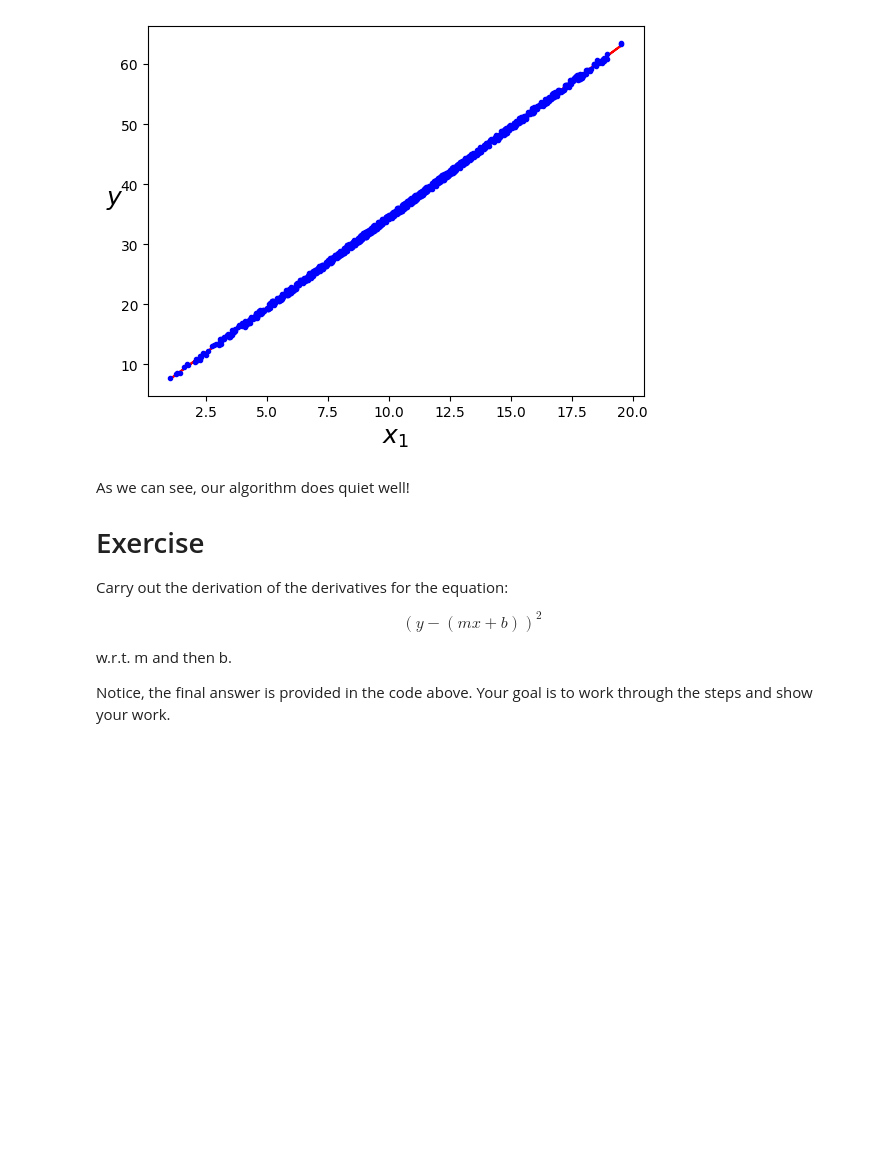
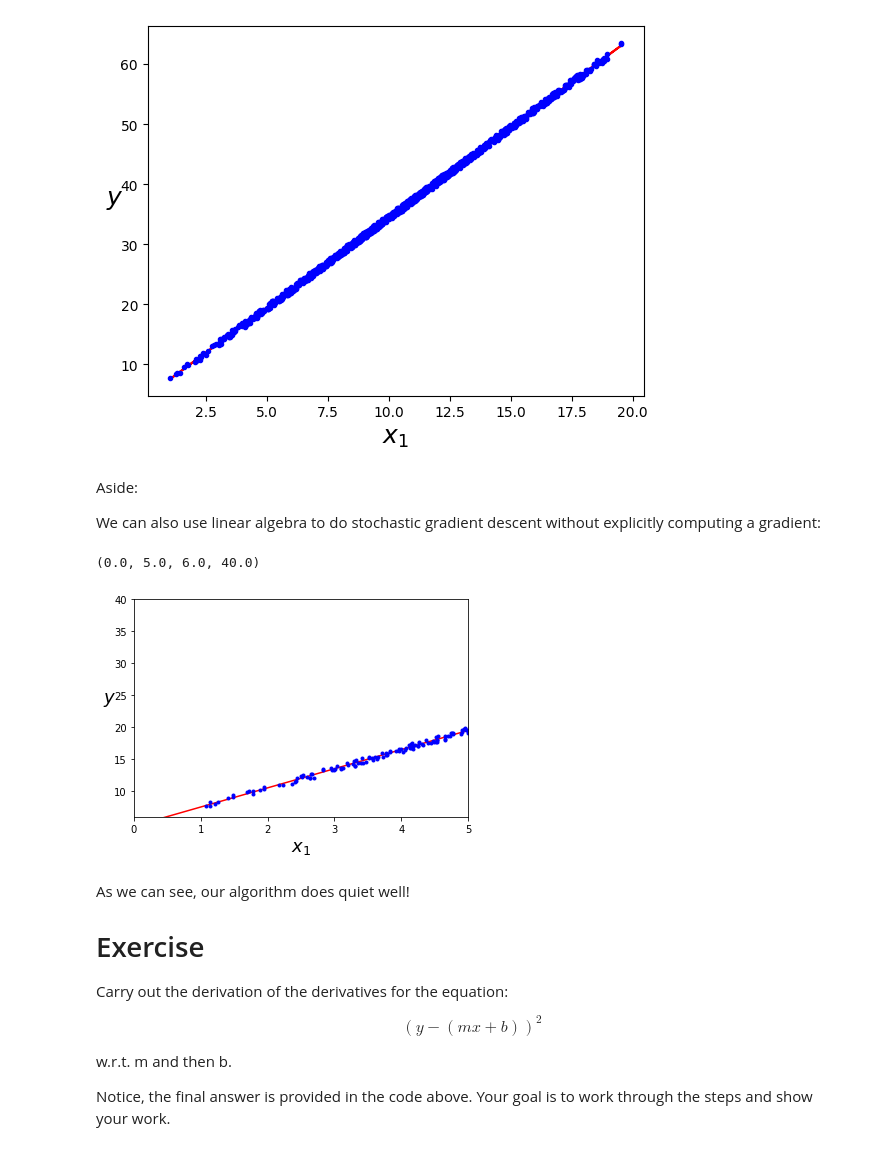
Before and after one commit to EricSchles/johns_hopkins_data_wrangling_and_machine_learning, a Jupyter notebook: an_introduction_to_regression.ipynb, the cells around one changed output. Drawn from its saved outputs; the diff is of its cells as text; code cells hidden in the pictures; blank space fills up the shorter version.

Commit message:
adding linear algebra lin reg

```diff
--- a/an_introduction_to_regression.ipynb
+++ b/an_introduction_to_regression.ipynb
@@ -372,6 +372,34 @@ plt.ylabel("$y$", rotation=0, fontsize=18)
 plt.show()
 # %% [output]
 [figure]
+# %% [markdown]
+Aside:
+
+We can also use linear algebra to do stochastic gradient descent without explicitly computing a gradient:
+# %%
+import numpy as np
+import matplotlib.pyplot as plt
+
+def linear_regression(X, y):
+    X_b = np.c_[np.ones((len(X),1)), X]
+    x_transpose_times_x = X_b.T.dot(X_b)
+    inverse = np.linalg.inv(x_transpose_times_x)
+    return inverse.dot(X_b.T).dot(y)
+
+optimal_theta = linear_regression(X, y)
+X_new = np.array([[0],[5]])
+X_new_b = np.c_[np.ones((2, 1)), X_new]
+y_predict = X_new_b.dot(optimal_theta)
+y_predict
+
+plt.plot(X_new,y_predict,'r-')
+plt.plot(X,y,'b.')
+plt.xlabel("$x_1$", fontsize=18)
+plt.ylabel("$y$", rotation=0, fontsize=18)
+plt.axis([0,5,6,40])
+# %% [output]
+(0.0, 5.0, 6.0, 40.0)
+[figure, added]
 # %% [markdown]
 As we can see, our algorithm does quiet well!
 
```
